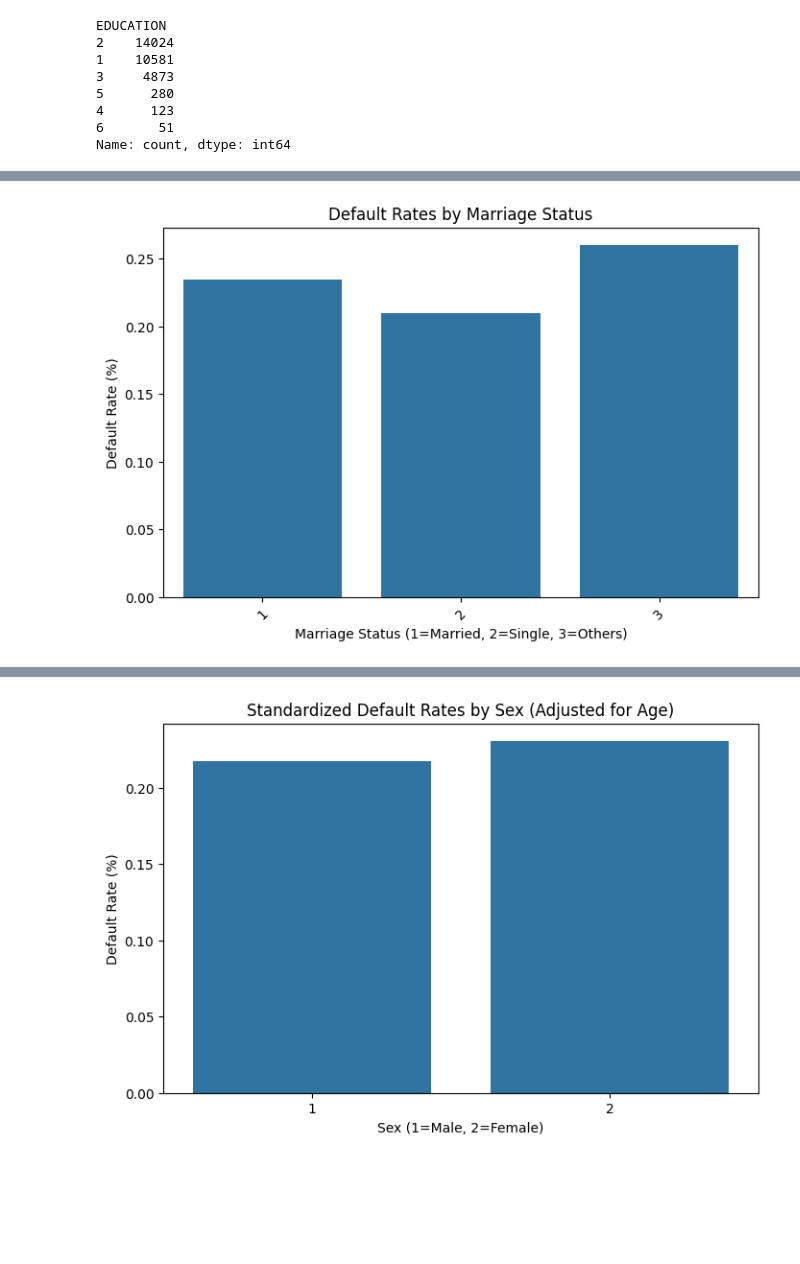
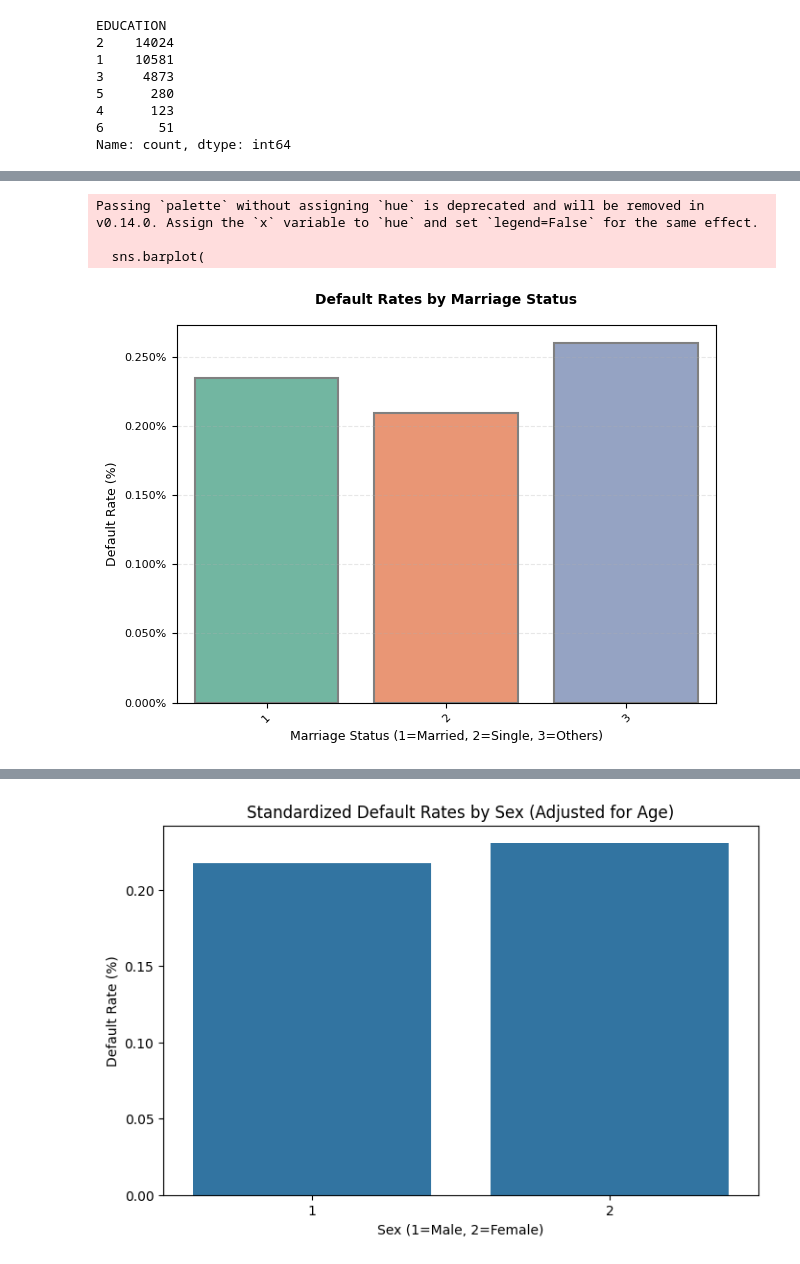
Before and after one commit to ammylin/MATH_789_final_project, a Jupyter notebook: 00_eda_final.ipynb, the cells around one changed output, grey strips where cells are left out. Saved outputs shown, nothing was run; the diff lists cells and outputs as text; code cells hidden in the pictures; blank space fills up the shorter version.

```diff
--- a/00_eda_final.ipynb
+++ b/00_eda_final.ipynb
@@ -359,16 +476,45 @@ plt.show()
 # %%
 # Default Rate Analysis: Grouping by marriage status and checking default rates
 default_rate = df.groupby("MARRIAGE")["DEFAULT_STATUS"].mean().reset_index()
 default_rate["DEFAULT_STATS"] = default_rate["DEFAULT_STATUS"] * 100  # Percentage
-plt.figure(figsize=(8, 5))
-sns.barplot(x="MARRIAGE", y="DEFAULT_STATUS", data=default_rate)
-plt.title("Default Rates by Marriage Status")
-plt.xlabel("Marriage Status (1=Married, 2=Single, 3=Others)")
-plt.ylabel("Default Rate (%)")
-plt.xticks(rotation=45)
+# plt.figure(figsize=(8, 5))
+# sns.barplot(x="MARRIAGE", y="DEFAULT_STATUS", data=default_rate)
+# plt.title("Default Rates by Marriage Status")
+# plt.xlabel("Marriage Status (1=Married, 2=Single, 3=Others)")
+# plt.ylabel("Default Rate (%)")
+# plt.xticks(rotation=45)
+# plt.show()
+sns.barplot(
+    x="MARRIAGE",
+    y="DEFAULT_STATUS",
+    data=default_rate,
+    palette="Set2",
+    edgecolor="gray",
+    linewidth=1.5,
+)
+
+# Title and axis labels
+plt.title("Default Rates by Marriage Status", fontsize=10, weight="bold", pad=15)
+plt.xlabel("Marriage Status (1=Married, 2=Single, 3=Others)", fontsize=9)
+plt.ylabel("Default Rate (%)", fontsize=9)
+
+# Rotate x-axis labels for readability
+plt.xticks(rotation=45, fontsize=8)
+plt.yticks(fontsize=8)
+
+# Add grid lines for y-axis
+plt.grid(axis="y", linestyle="--", alpha=0.3)
+
+# Format y-axis as percentage
+plt.gca().yaxis.set_major_formatter(mtick.PercentFormatter())
+
+plt.tight_layout()
 plt.show()
 # %% [output]
+Passing `palette` without assigning `hue` is deprecated and will be removed in v0.14.0. Assign the `x` variable to `hue` and set `legend=False` for the same effect.
+
+  sns.barplot(
-[figure, old version]
+[figure, new version]
 # %%
 # Default Rate Analysis: Grouping by sex and checking default rates
 default_rate = df.groupby("SEX")["DEFAULT_STATUS"].mean().reset_index()
```
Also changed, not shown: parts of 9 cells of this notebook.
